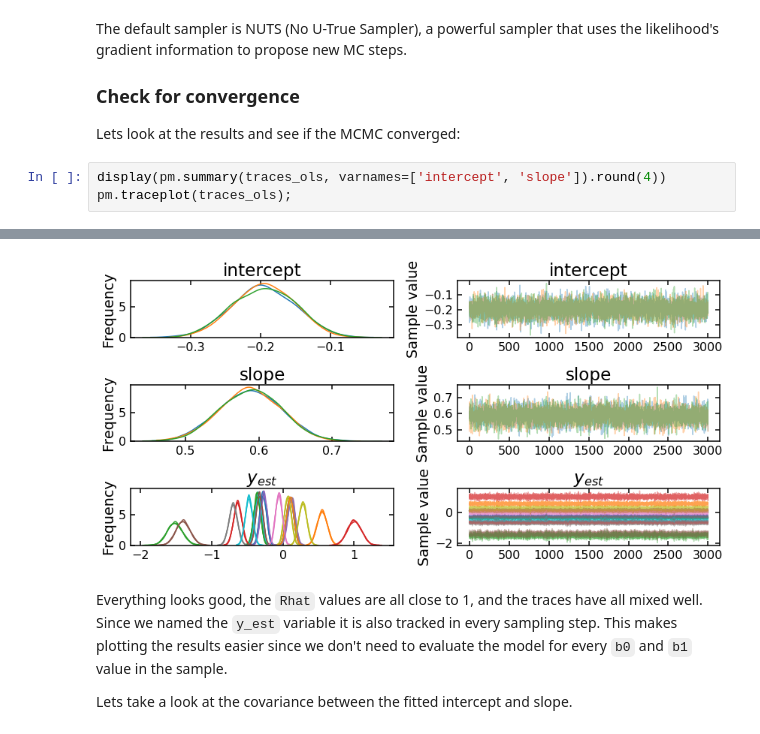
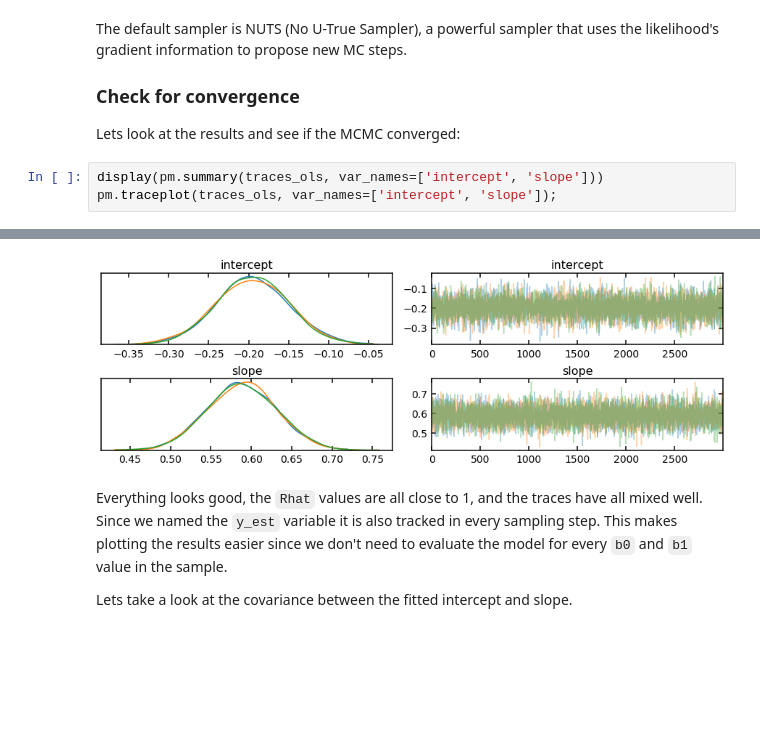
Before and after one commit to CKrawczyk/jupyter_data_languages, a Jupyter notebook: mcmc_fit_with_outliers_pymc.ipynb, the cells around one changed output, grey strips where cells are left out. Saved outputs shown, nothing was run; the diff lists cells and outputs as text; blank space fills up the shorter version.

```diff
--- a/mcmc_fit_with_outliers_pymc.ipynb
+++ b/mcmc_fit_with_outliers_pymc.ipynb
@@ -127,6 +127,6 @@ The default sampler is NUTS (No U-True Sampler), a powerful sampler that uses th
 ### Check for convergence
 Lets look at the results and see if the MCMC converged:
 # %%
-display(pm.summary(traces_ols, varnames=['intercept', 'slope']).round(4))
-pm.traceplot(traces_ols);
+display(pm.summary(traces_ols, var_names=['intercept', 'slope']))
+pm.traceplot(traces_ols, var_names=['intercept', 'slope']);
 # %% [output]
@@ -136,4 +136,4 @@ pm.traceplot(traces_ols);
-[figure, old version]
+[figure, new version]
 # %% [markdown]
 Everything looks good, the `Rhat` values are all close to 1, and the traces have all mixed well.  Since we named the `y_est` variable it is also tracked in every sampling step.  This makes plotting the results easier since we don't need to evaluate the model for every `b0` and `b1` value in the sample.
 
```
Also changed, not shown: parts of 16 cells of this notebook, 1 other file.
